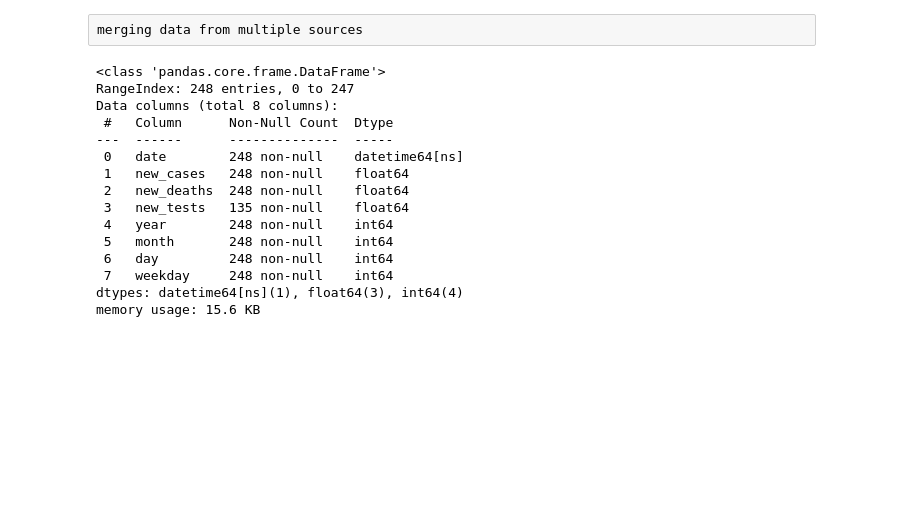
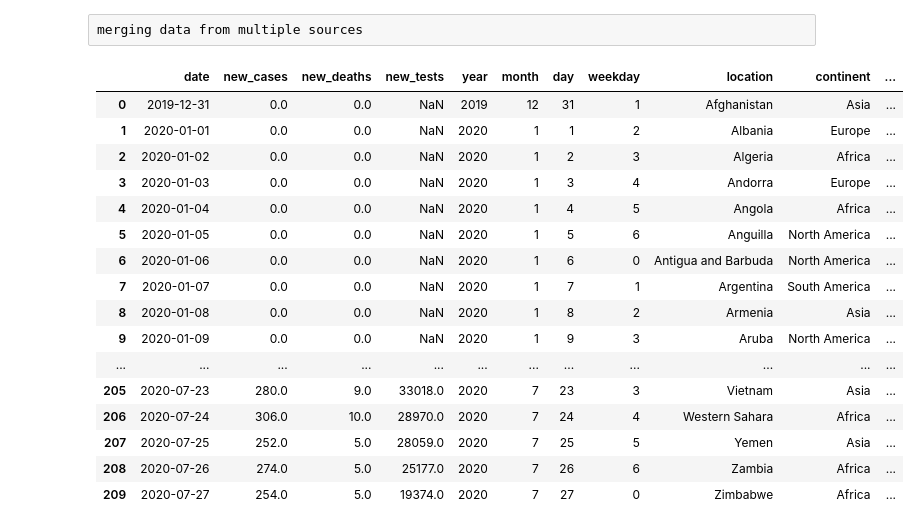
Before and after one commit to root459/DATAanalysis, a Jupyter notebook: pandas.ipynb, the cells around one changed output. Drawn from its saved outputs; the diff is of its cells as text; code cells hidden in the pictures; blank space fills up the shorter version.

Commit message:
pandas completed

```diff
--- a/pandas.ipynb
+++ b/pandas.ipynb
@@ -251,24 +251,35 @@ merging data from multiple sources
 # %%
 from urllib.request import urlretrieve
 import pandas as pd
 urlretrieve('https://gist.githubusercontent.com/aakashns/8684589ef4f266116cdce023377fc9c8/raw/99ce3826b2a9d1e6d0bde7e9e559fc8b6e9ac88b/locations.csv',
             './data/locations.csv')
 locations=pd.read_csv("./data/locations.csv")
 locations[locations.location=="Italy"]
-covid.info()
+
+#covid=covid.drop('location',axis=1)    # deletes the column in the dataset
+locations
+country=locations.location
+covid['location']=country
+covid.drop(covid.index[210:], inplace=True)  #delete the rows from the data set by index
+
+#now mergining data with the locationdataset
+merge_data=covid.merge(locations,on="location")
+merge_data
 # %% [output]
-<class 'pandas.core.frame.DataFrame'>
-RangeIndex: 248 entries, 0 to 247
-Data columns (total 8 columns):
- #   Column      Non-Null Count  Dtype
----  ------      --------------  -----
- 0   date        248 non-null    datetime64[ns]
- 1   new_cases   248 non-null    float64
- 2   new_deaths  248 non-null    float64
- 3   new_tests   135 non-null    float64
- 4   year        248 non-null    int64
- 5   month       248 non-null    int64
- 6   day         248 non-null    int64
- 7   weekday     248 non-null    int64
-dtypes: datetime64[ns](1), float64(3), int64(4)
-memory usage: 15.6 KB
+|  | date | new_cases | new_deaths | new_tests | year | month | day | weekday | location | continent | ... |
+| 0 | 2019-12-31 | 0.0 | 0.0 | NaN | 2019 | 12 | 31 | 1 | Afghanistan | Asia | ... |
+| 1 | 2020-01-01 | 0.0 | 0.0 | NaN | 2020 | 1 | 1 | 2 | Albania | Europe | ... |
+| 2 | 2020-01-02 | 0.0 | 0.0 | NaN | 2020 | 1 | 2 | 3 | Algeria | Africa | ... |
+| 3 | 2020-01-03 | 0.0 | 0.0 | NaN | 2020 | 1 | 3 | 4 | Andorra | Europe | ... |
+| 4 | 2020-01-04 | 0.0 | 0.0 | NaN | 2020 | 1 | 4 | 5 | Angola | Africa | ... |
+| 5 | 2020-01-05 | 0.0 | 0.0 | NaN | 2020 | 1 | 5 | 6 | Anguilla | North America | ... |
+| 6 | 2020-01-06 | 0.0 | 0.0 | NaN | 2020 | 1 | 6 | 0 | Antigua and Barbuda | North America | ... |
+| 7 | 2020-01-07 | 0.0 | 0.0 | NaN | 2020 | 1 | 7 | 1 | Argentina | South America | ... |
+| 8 | 2020-01-08 | 0.0 | 0.0 | NaN | 2020 | 1 | 8 | 2 | Armenia | Asia | ... |
+| 9 | 2020-01-09 | 0.0 | 0.0 | NaN | 2020 | 1 | 9 | 3 | Aruba | North America | ... |
+| ... | ... | ... | ... | ... | ... | ... | ... | ... | ... | ... | ... |
+| 205 | 2020-07-23 | 280.0 | 9.0 | 33018.0 | 2020 | 7 | 23 | 3 | Vietnam | Asia | ... |
+| 206 | 2020-07-24 | 306.0 | 10.0 | 28970.0 | 2020 | 7 | 24 | 4 | Western Sahara | Africa | ... |
+| 207 | 2020-07-25 | 252.0 | 5.0 | 28059.0 | 2020 | 7 | 25 | 5 | Yemen | Asia | ... |
+| 208 | 2020-07-26 | 274.0 | 5.0 | 25177.0 | 2020 | 7 | 26 | 6 | Zambia | Africa | ... |
+| 209 | 2020-07-27 | 254.0 | 5.0 | 19374.0 | 2020 | 7 | 27 | 0 | Zimbabwe | Africa | ... |
```
Also changed, not shown: parts of 2 cells of this notebook, 4 other files.
